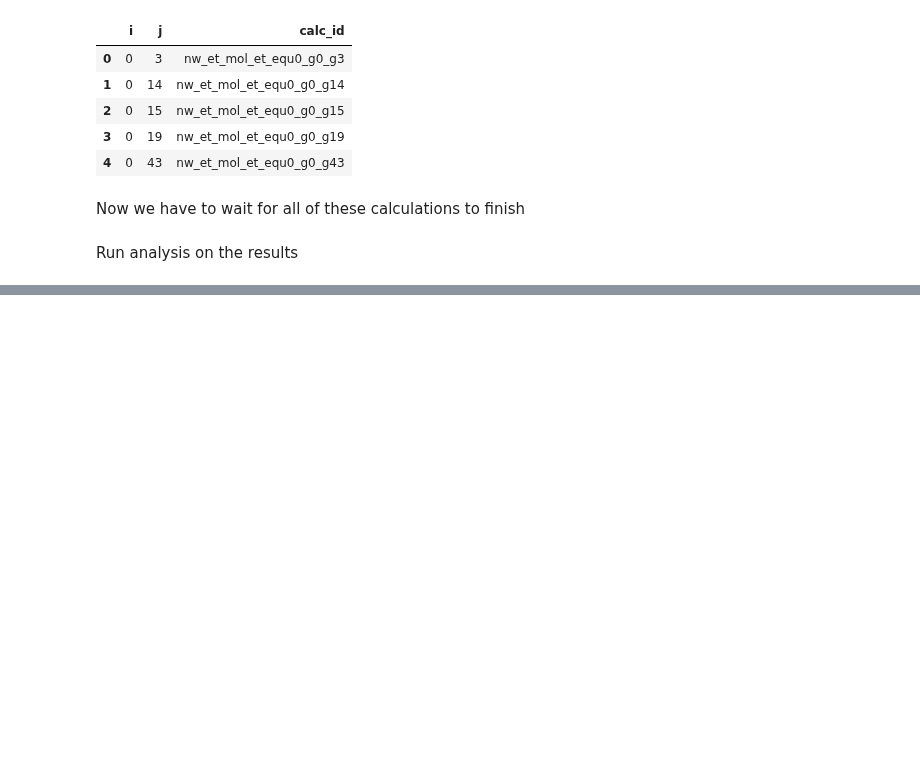
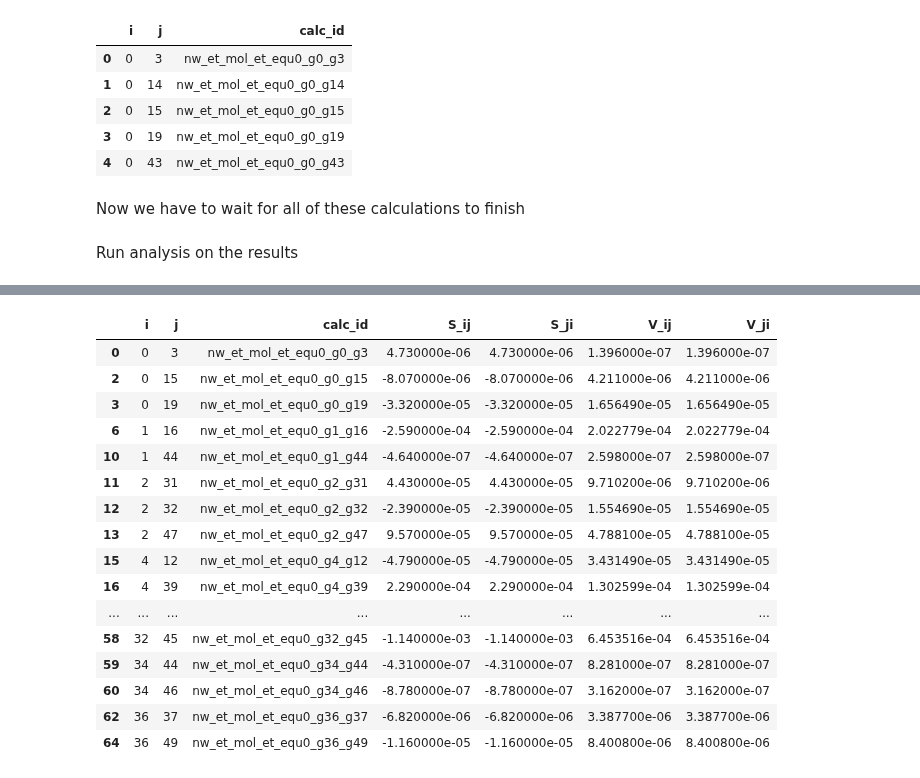
Before and after one commit to NREL/streamm-tools, a Jupyter notebook: examples/P3HT_ET.ipynb, the cells around one changed output, grey strips where cells are left out. Cells and saved outputs as stored; diff of their text form; code cells hidden in the pictures; blank space fills up the shorter version.

```diff
--- a/examples/P3HT_ET.ipynb
+++ b/examples/P3HT_ET.ipynb
@@ -1499,0 +1525,20 @@ Amazing!
+# %%
+et_c1.dropna()
+# %% [output]
+|  | i | j | calc_id | S_ij | S_ji | V_ij | V_ji |
+| 0 | 0 | 3 | nw_et_mol_et_equ0_g0_g3 | 4.730000e-06 | 4.730000e-06 | 1.396000e-07 | 1.396000e-07 |
+| 2 | 0 | 15 | nw_et_mol_et_equ0_g0_g15 | -8.070000e-06 | -8.070000e-06 | 4.211000e-06 | 4.211000e-06 |
+| 3 | 0 | 19 | nw_et_mol_et_equ0_g0_g19 | -3.320000e-05 | -3.320000e-05 | 1.656490e-05 | 1.656490e-05 |
+| 6 | 1 | 16 | nw_et_mol_et_equ0_g1_g16 | -2.590000e-04 | -2.590000e-04 | 2.022779e-04 | 2.022779e-04 |
+| 10 | 1 | 44 | nw_et_mol_et_equ0_g1_g44 | -4.640000e-07 | -4.640000e-07 | 2.598000e-07 | 2.598000e-07 |
+| 11 | 2 | 31 | nw_et_mol_et_equ0_g2_g31 | 4.430000e-05 | 4.430000e-05 | 9.710200e-06 | 9.710200e-06 |
+| 12 | 2 | 32 | nw_et_mol_et_equ0_g2_g32 | -2.390000e-05 | -2.390000e-05 | 1.554690e-05 | 1.554690e-05 |
+| 13 | 2 | 47 | nw_et_mol_et_equ0_g2_g47 | 9.570000e-05 | 9.570000e-05 | 4.788100e-05 | 4.788100e-05 |
+| 15 | 4 | 12 | nw_et_mol_et_equ0_g4_g12 | -4.790000e-05 | -4.790000e-05 | 3.431490e-05 | 3.431490e-05 |
+| 16 | 4 | 39 | nw_et_mol_et_equ0_g4_g39 | 2.290000e-04 | 2.290000e-04 | 1.302599e-04 | 1.302599e-04 |
+| ... | ... | ... | ... | ... | ... | ... | ... |
+| 58 | 32 | 45 | nw_et_mol_et_equ0_g32_g45 | -1.140000e-03 | -1.140000e-03 | 6.453516e-04 | 6.453516e-04 |
+| 59 | 34 | 44 | nw_et_mol_et_equ0_g34_g44 | -4.310000e-07 | -4.310000e-07 | 8.281000e-07 | 8.281000e-07 |
+| 60 | 34 | 46 | nw_et_mol_et_equ0_g34_g46 | -8.780000e-07 | -8.780000e-07 | 3.162000e-07 | 3.162000e-07 |
+| 62 | 36 | 37 | nw_et_mol_et_equ0_g36_g37 | -6.820000e-06 | -6.820000e-06 | 3.387700e-06 | 3.387700e-06 |
+| 64 | 36 | 49 | nw_et_mol_et_equ0_g36_g49 | -1.160000e-05 | -1.160000e-05 | 8.400800e-06 | 8.400800e-06 |
```
Also changed, not shown: parts of 11 cells of this notebook, 1 other file.
